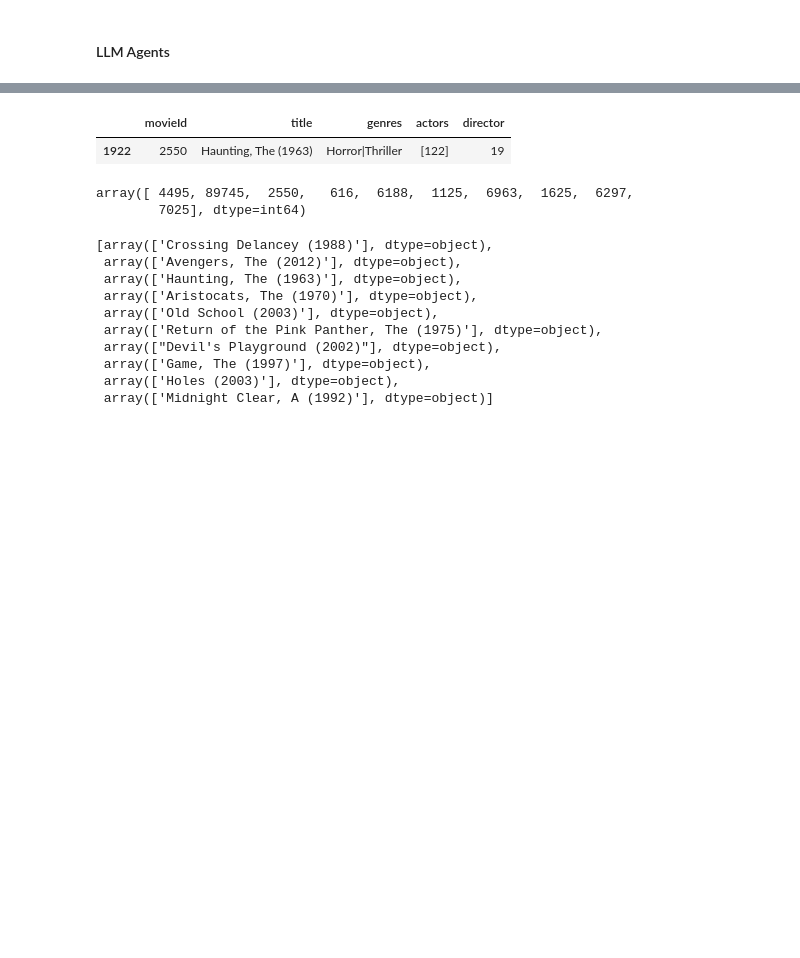
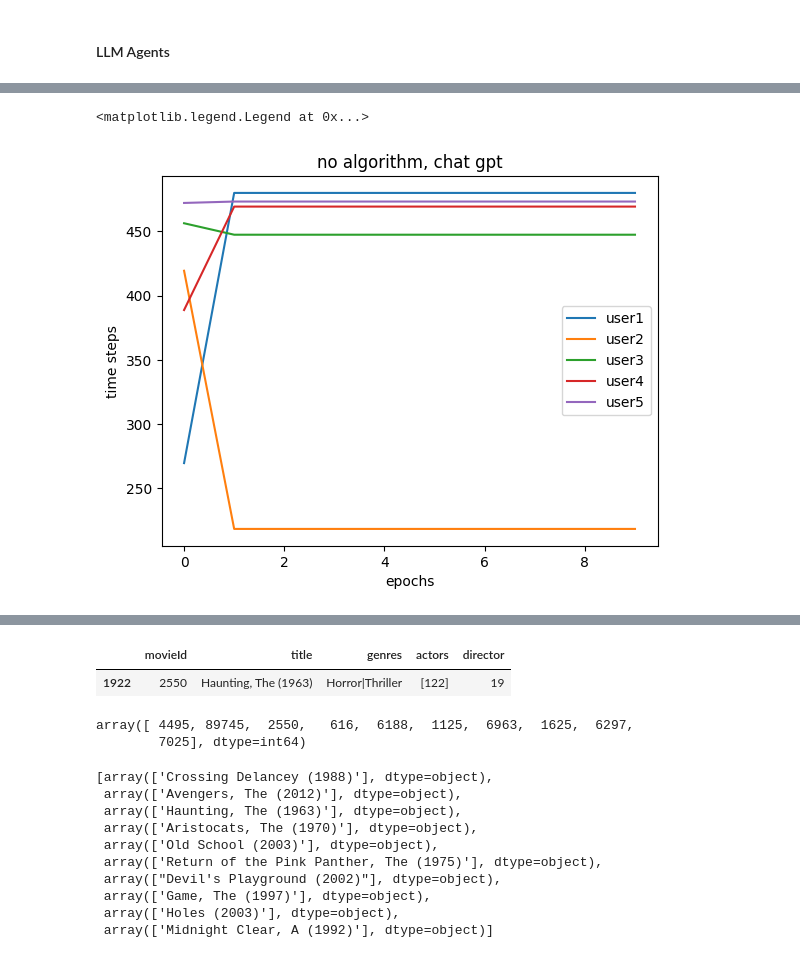
Before and after one commit to saishridhar/CS520---Project, a Jupyter notebook: notebooks/experiment_3.ipynb, the cells around one changed output, grey strips where cells are left out. Drawn from its saved outputs; the diff is of its cells as text; code cells hidden in the pictures; blank space fills up the shorter version.

```diff
--- a/notebooks/experiment_3.ipynb
+++ b/notebooks/experiment_3.ipynb
@@ -590,0 +615,4 @@ Completed timestep: 9
+# %%
+llm_agents = [LLM_Agent(list(users).index(i), env,k=30, method = "c") for i in users[:5]]
+# %%
+recommendations_AC, chosen_AC  = simulation(10,llm_agents)
@@ -590,0 +637,27 @@ Completed timestep: 9
+# %%
+scores_AC = []
+for i in range(len(recommendations_AC)):
+    for j in range(len(recommendations_AC[0])):
+        h = compute_homogeniety(recommendations_AC[i][j])
+
+        if isinstance(h, float):
+            scores_AC.append(h)
+        else:
+            scores_AC.append(0.0)
+            # print the pairs that don't return a float homogeneirty score
+            print(h)
+# %%
+import  matplotlib.pyplot as plt
+
+plt.plot([i for i in range(10)],[scores_AC[i] for i in range(1,50,5)],label='user1')
+plt.plot([i for i in range(10)],[scores_AC[i] for i in range(2,50,5)],label='user2')
+plt.plot([i for i in range(10)],[scores_AC[i] for i in range(3,50,5)],label='user3')
+plt.plot([i for i in range(10)],[scores_AC[i] for i in range(4,50,5)],label='user4')
+plt.plot([i for i in range(10)],[scores_AC[i] for i in range(0,50,5)],label='user5')
+plt.xlabel('epochs')
+plt.ylabel('time steps')
+plt.title('no algorithm, chat gpt')
+plt.legend()
+# %% [output]
+<matplotlib.legend.Legend at 0x...>
+[figure, added]
```
Also changed, not shown: parts of 35 cells of this notebook, 10 other files.
